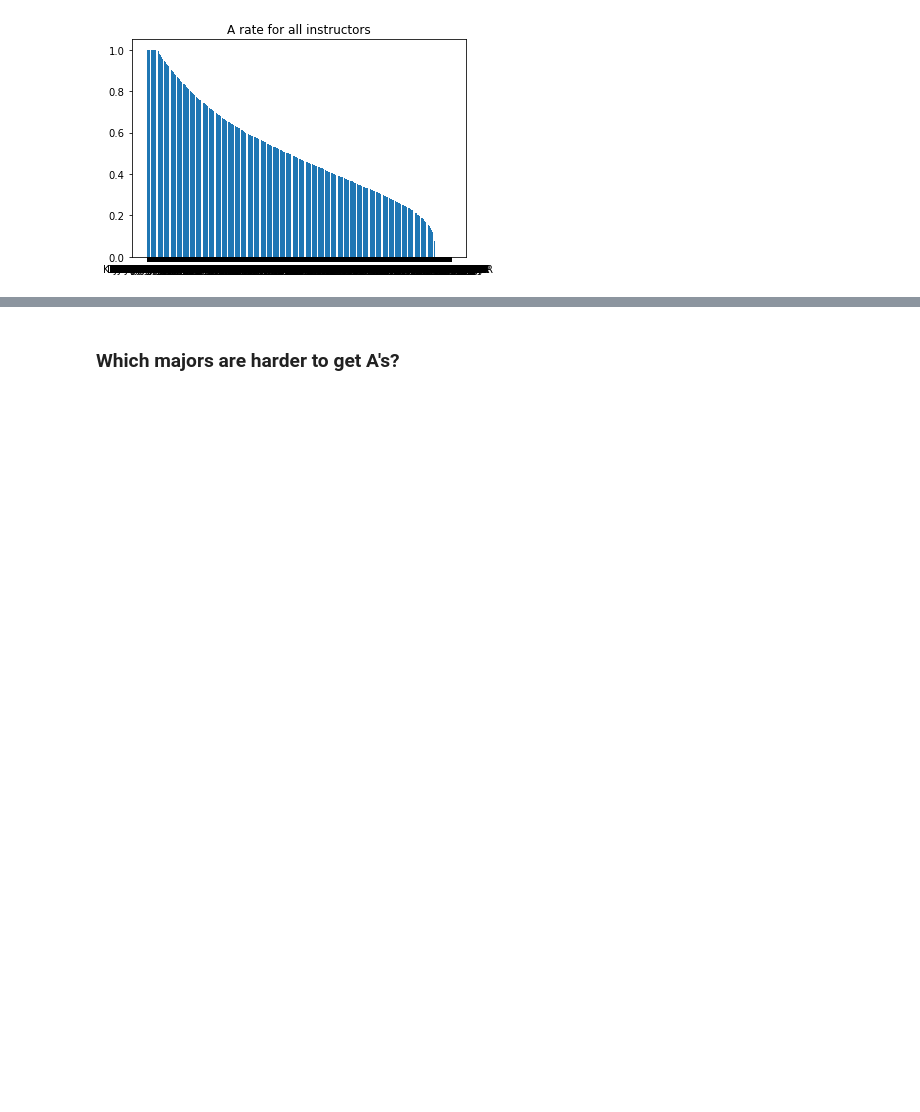
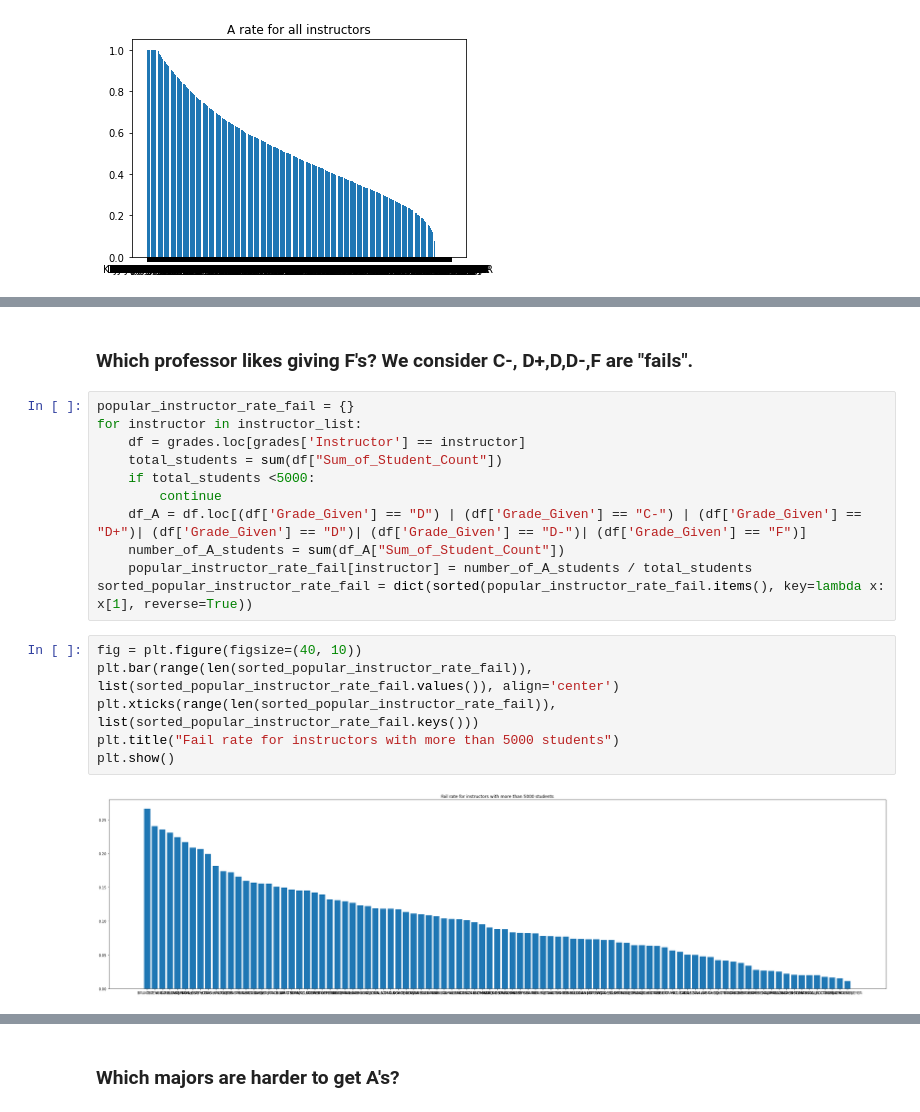
Before and after one commit to Sir-Teo/visualizing-grades, a Jupyter notebook: analysis.ipynb, the cells around one changed output, grey strips where cells are left out. Drawn from its saved outputs; the diff is of its cells as text; blank space fills up the shorter version.

```diff
--- a/analysis.ipynb
+++ b/analysis.ipynb
@@ -42,0 +82,21 @@ plt.show()
+# %% [markdown]
+### Which professor likes giving F's? We consider C-, D+,D,D-,F are "fails".
+# %%
+popular_instructor_rate_fail = {}
+for instructor in instructor_list:
+    df = grades.loc[grades['Instructor'] == instructor]
+    total_students = sum(df["Sum_of_Student_Count"])
+    if total_students <5000:
+        continue
+    df_A = df.loc[(df['Grade_Given'] == "D") | (df['Grade_Given'] == "C-") | (df['Grade_Given'] == "D+")| (df['Grade_Given'] == "D")| (df['Grade_Given'] == "D-")| (df['Grade_Given'] == "F")]
+    number_of_A_students = sum(df_A["Sum_of_Student_Count"])
+    popular_instructor_rate_fail[instructor] = number_of_A_students / total_students
+sorted_popular_instructor_rate_fail = dict(sorted(popular_instructor_rate_fail.items(), key=lambda x: x[1], reverse=True))
+# %%
+fig = plt.figure(figsize=(40, 10))
+plt.bar(range(len(sorted_popular_instructor_rate_fail)), list(sorted_popular_instructor_rate_fail.values()), align='center')
+plt.xticks(range(len(sorted_popular_instructor_rate_fail)), list(sorted_popular_instructor_rate_fail.keys()))
+plt.title("Fail rate for instructors with more than 5000 students")
+plt.show()
+# %% [output]
+[figure, added]
```
Also changed, not shown: parts of 20 cells of this notebook, 1 other file.
